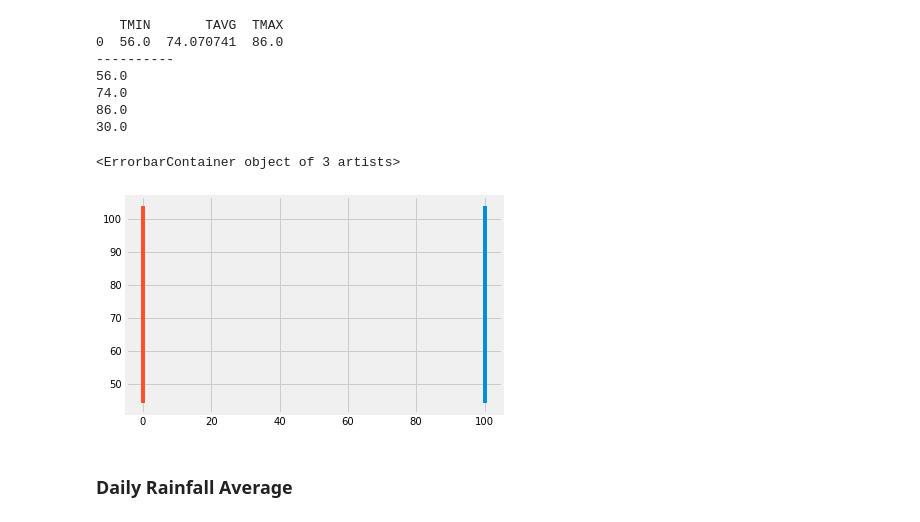
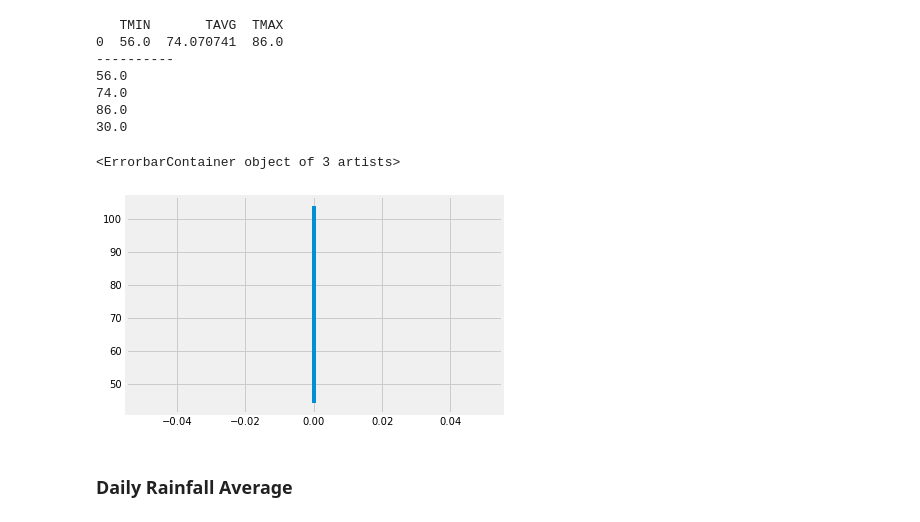
Before and after one commit to kehull/sqlalchemy-challenge, a Jupyter notebook: temp_analysis_bonus_2_starter.ipynb, the cells around one changed output. Cells and saved outputs as stored; diff of their text form; code cells hidden in the pictures.

```diff
--- a/temp_analysis_bonus_2_starter.ipynb
+++ b/temp_analysis_bonus_2_starter.ipynb
@@ -87,19 +87,13 @@ print(y_err)
 # %%
 # Plot the results from your previous query as a bar chart.
 # Use "Trip Avg Temp" as your Title
 # Use the average temperature for bar height (y value)
 # Use the peak-to-peak (tmax-tmin) value as the y error bar (yerr)
 
-x = 100
-y = TAVG
-ptp = y_err
-
-plt.errorbar(x, y, yerr=ptp)
-
 plt.errorbar(df.index, 'TAVG', yerr=y_err, data=df)
 # %% [output]
 <ErrorbarContainer object of 3 artists>
-[figure, old version]
+[figure, new version]
 # %% [markdown]
 ### Daily Rainfall Average
 # %%
```
Also changed, not shown: parts of 1 cell of this notebook, 2 other files.
